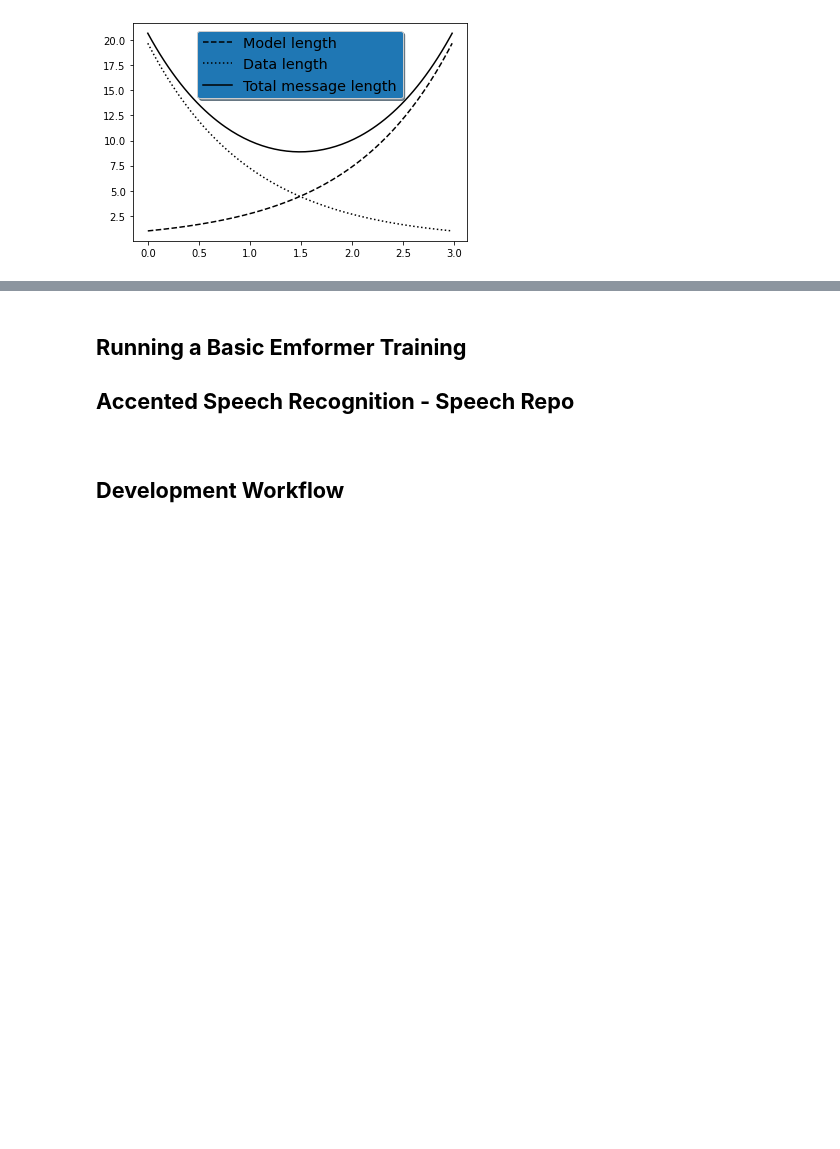
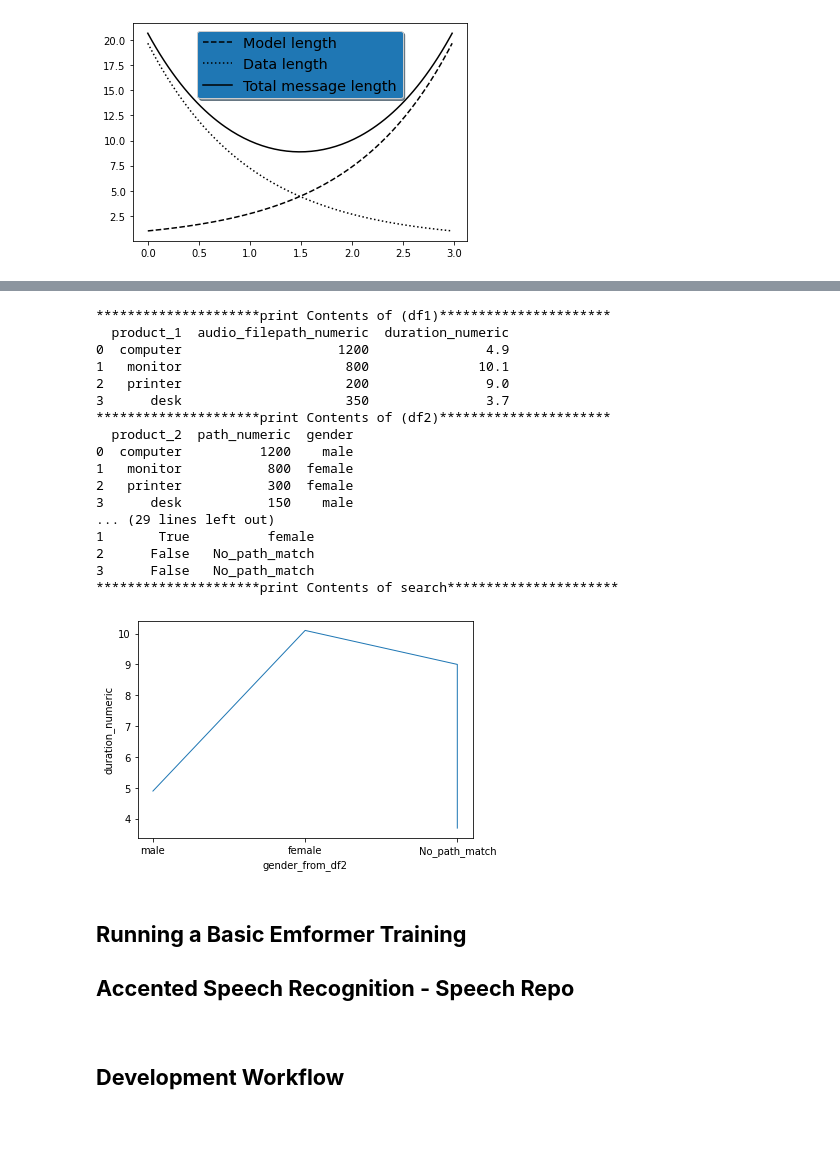
Before and after one commit to MohamedMesto/MasterThesis-QU-DFKI-Accented-Speech-Recognition-ASR, a Jupyter notebook: Experimentation/AnalyzeResults_ASR.ipynb, the cells around one changed output, grey strips where cells are left out. Cells and saved outputs as stored; diff of their text form; code cells hidden in the pictures; blank space fills up the shorter version.

```diff
--- a/Experimentation/AnalyzeResults_ASR.ipynb
+++ b/Experimentation/AnalyzeResults_ASR.ipynb
@@ -983,3 +1045,74 @@ sns.displot(penguins, x="flipper_length_mm")
+# %%
+# How to Compare Values between two Pandas DataFrames
+import pandas as pd
+import numpy as np
+data_1 = {'product_1': ['computer','monitor','printer','desk'],
+                   'audio_filepath_numeric': [1200,800,200,350],'duration_numeric':[4.9,10.1,9.0,3.7]
+                   }
+df1 = pd.DataFrame(data_1)
+
+print('*********************print Contents of (df1)**********************')
+print(df1)
+
+data_2 = {'product_2': ['computer','monitor','printer','desk'],
+                    'path_numeric': [1200,800,300,150],'gender': ['male','female','female','male']
+                    }
+df2 = pd.DataFrame(data_2)
+
+print('*********************print Contents of (df2)**********************')
+print(df2)
+# df1['new column that will contain the comparison results'] = np.where(condition,'value if true','value if false')
+# df1['path_match'] = np.where(df1['audio_filepath_numeric'] == df2['path_numeric'], 'True', 'False')
+########################################################
+
+df1['path_numeric'] = df2['path_numeric'] #add the path_numeric column from df2 to df1
+df1['path_match'] = np.where(df1['audio_filepath_numeric'] == df2['path_numeric'], 'True', 'False') #create a new column in df1 to check if prices match
+print('*********************print Contents of df1.info()**********************')
+
+print(df1.info())
+print('*********************print Contents of path_match**********************')
+
+print(df1)
+
+
+#df1['path_match']=df1.drop(df1[(df1['path_match'].isna())].index, inplace=True)
+
+print('*********************print Contents of gender_from_df2**********************')
+
+
+df1['gender_from_df2'] = np.where(df1['audio_filepath_numeric'] == df2['path_numeric'], df2['gender'],'No_path_match') #create a new column in df1 for path diff
+
+print(df1)
+print('*********************print Contents of search**********************')
+
+#print(df1[df1["path_match_ID"].map(lambda path_match: "True" in path_match)])
+
+plt.xlabel("gender_from_df2")
+plt.ylabel("duration_numeric")
+plt.plot(df1['gender_from_df2'],df1['duration_numeric'], lw=1, ms=20)
+
+# #kurvenname = ['blau', 'orange', 'grün', 'rot', 'lila']
+# #plt.grid(True)
+plt.show()
+# %% [output]
+*********************print Contents of (df1)**********************
+  product_1  audio_filepath_numeric  duration_numeric
+0  computer                    1200               4.9
+1   monitor                     800              10.1
+2   printer                     200               9.0
+3      desk                     350               3.7
+*********************print Contents of (df2)**********************
+  product_2  path_numeric  gender
+0  computer          1200    male
+1   monitor           800  female
+2   printer           300  female
+3      desk           150    male
+... (29 lines left out)
+1       True          female
+2      False   No_path_match
+3      False   No_path_match
+*********************print Contents of search**********************
+[figure, added]
 # %% [markdown]
 ## <font color="1497d4">  **Running a Basic Emformer Training**</font>
 
```
Also changed, not shown: parts of 16 cells of this notebook.
